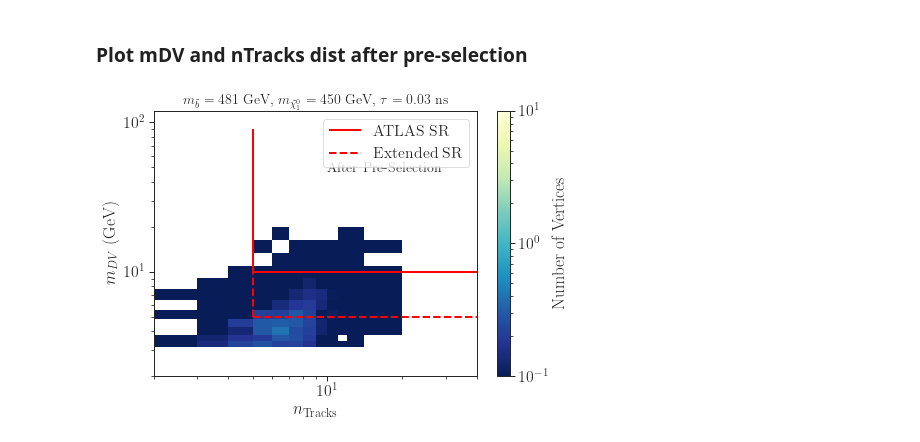
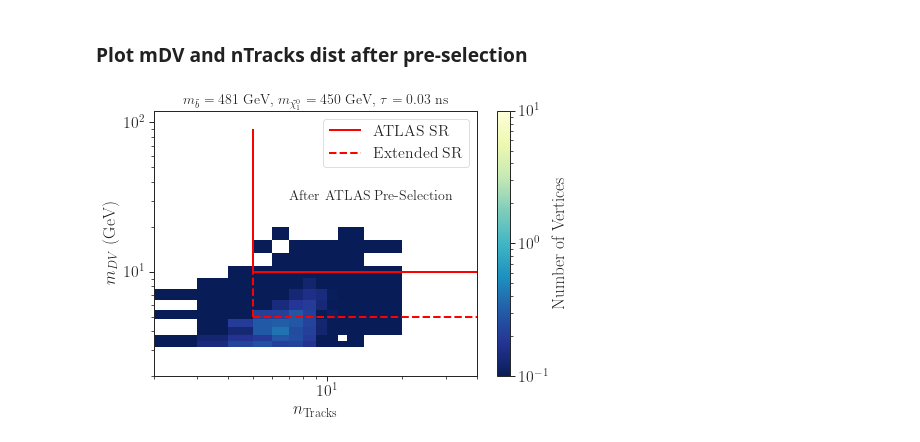
Before and after one commit to andlessa/LLP-CDFO, a Jupyter notebook: plotting/distributions/plots-dists-ATLAS-SUSY-2016-08.ipynb, the cells around one changed output. Saved outputs shown, nothing was run; the diff lists cells and outputs as text; code cells hidden in the pictures.

Commit message:
Added more plotting

```diff
--- a/plotting/distributions/plots-dists-ATLAS-SUSY-2016-08.ipynb
+++ b/plotting/distributions/plots-dists-ATLAS-SUSY-2016-08.ipynb
@@ -252,32 +252,32 @@ n_bins = np.sort((np.unique(data_exp[:,0])))
 # mDV_bins = np.append(mDV_bins,np.arange(200.,1000.,100.))
 n_bins = np.append(np.unique(data_exp[:,0]),[20.,30.,40.])
 h = plt.hist2d(mDV_nTracks_weights_cut[:,1],mDV_nTracks_weights_cut[:,0],cmap=cm,
                weights=mDV_nTracks_weights_cut[:,2],bins=(n_bins,mDV_bins),norm=LogNorm(vmin=1e-1,vmax=10))
 
 
 # for ipt,pt in enumerate(data_obs):
 #     if pt[-1] == 0.0:
 #         continue
 #     plt.text(1.1*pt[0],pt[1],'%i' %pt[-1],fontsize=10)
 
-plt.text(n_bins[-int(len(n_bins)/2)],mDV_bins[-4],"After Pre-Selection",fontsize=14)
+plt.text(n_bins[-int(len(n_bins)/1.5)],mDV_bins[-6],"After ATLAS Pre-Selection",fontsize=14)
 plt.hlines(y=10.0,xmin=5.,xmax=max(n_bins),colors='red',linestyle='solid',label='ATLAS SR',linewidth=2)
 plt.vlines(x=5.0,ymin=10.,ymax=max(mDV_bins),colors='red',linestyle='solid',linewidth=2)
 
 plt.hlines(y=5.0,xmin=5.,xmax=max(n_bins),colors='red',linestyle='dashed',label='Extended SR',linewidth=2)
 plt.vlines(x=5.0,ymin=5.,ymax=max(mDV_bins),colors='red',linestyle='dashed',linewidth=2)
 
 plt.xscale('log')
 plt.yscale('log')
 plt.ylabel(r'$m_{DV}$ (GeV)')
 plt.xlabel(r'$n_{\rm Tracks}$')
 plt.ylim(2,120.)
 plt.xlim(2,40)
 fig.colorbar(h[3], ax=plt.gca(),label='Number of Vertices')
 plt.title(title,fontsize=14)
 plt.legend()
 plt.tight_layout()
 plt.savefig('mDVnTrackCut_%s.png' %figlabel)
 plt.show()
 # %% [output]
-[figure, old version]
+[figure, new version]
```
Also changed, not shown: 3 other files.
